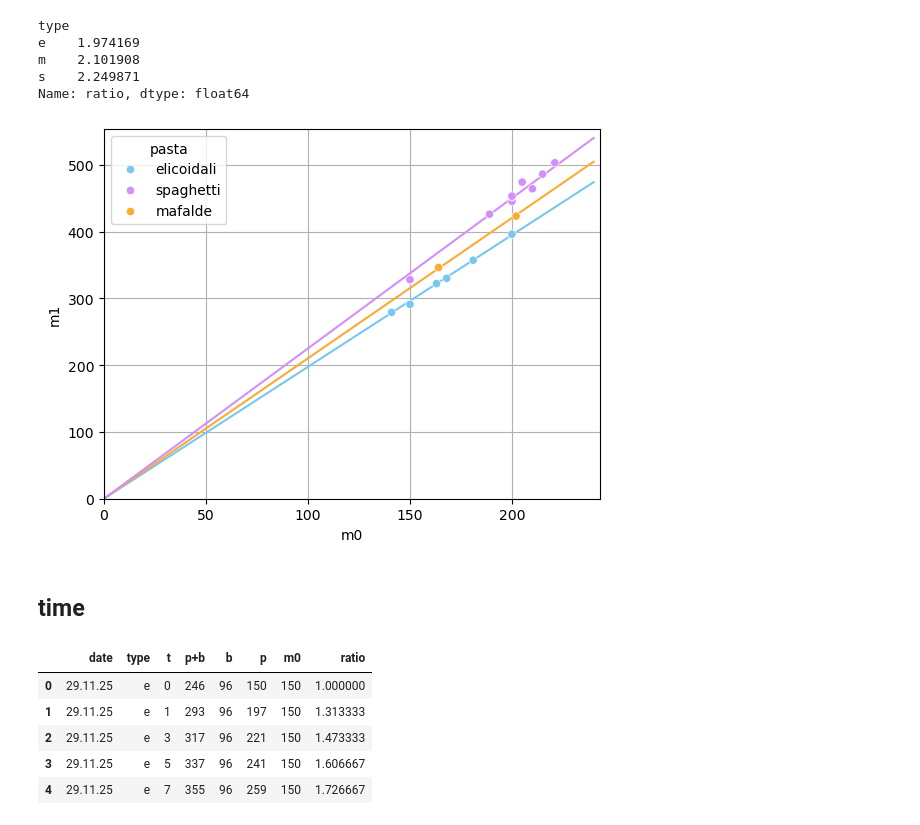
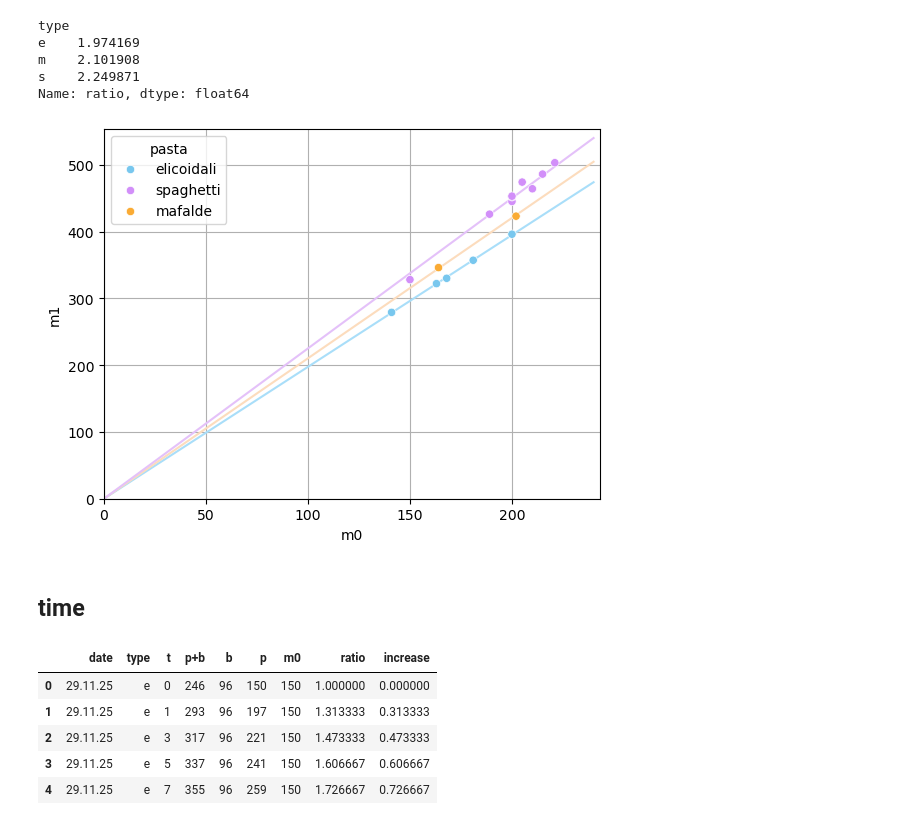
Before and after one commit to enricoenne/pasta, a Jupyter notebook: pasta.ipynb, the cells around one changed output. Drawn from its saved outputs; the diff is of its cells as text; code cells hidden in the pictures.

Commit message:
second time measurements

```diff
--- a/pasta.ipynb
+++ b/pasta.ipynb
@@ -97,26 +98,26 @@ s    2.249871
 Name: ratio, dtype: float64
 # %%
 sns.scatterplot(
-    data=df,
+    data= df.loc[df['protocol'] == 'normal'],
     x='m0',
     y='m1',
     hue='pasta',
     zorder=3,
     palette=pasta_pal
 )
 
 plt.xlim(0,df['m0'].max()*1.1)
 plt.ylim(0,df['m1'].max()*1.1)
 
 plt.grid(zorder=1)
 
 
 x = np.linspace(0,240)
 
 for t, r in ratio_df.items():
-    plt.plot(x, r*x, color=pasta_pal[pasta_dict[t]])
+    plt.plot(x, r*x, color=pasta_pal_light[pasta_dict[t]])
 # %% [output]
-[figure, old version]
+[figure, new version]
 # %% [markdown]
 ## time
 # %%
@@ -134,14 +135,15 @@ m0_df = (
 time_df = time_df.merge(m0_df[['date', 'm0']], on='date', how='left')
 
 time_df['ratio'] = time_df['p'] / time_df['m0']
+time_df['increase'] = time_df['ratio'] - 1
 time_df.head()
 # %% [output]
-|  | date | type | t | p+b | b | p | m0 | ratio |
-| 0 | 29.11.25 | e | 0 | 246 | 96 | 150 | 150 | 1.000000 |
-| 1 | 29.11.25 | e | 1 | 293 | 96 | 197 | 150 | 1.313333 |
-| 2 | 29.11.25 | e | 3 | 317 | 96 | 221 | 150 | 1.473333 |
-| 3 | 29.11.25 | e | 5 | 337 | 96 | 241 | 150 | 1.606667 |
-| 4 | 29.11.25 | e | 7 | 355 | 96 | 259 | 150 | 1.726667 |
+|  | date | type | t | p+b | b | p | m0 | ratio | increase |
+| 0 | 29.11.25 | e | 0 | 246 | 96 | 150 | 150 | 1.000000 | 0.000000 |
+| 1 | 29.11.25 | e | 1 | 293 | 96 | 197 | 150 | 1.313333 | 0.313333 |
+| 2 | 29.11.25 | e | 3 | 317 | 96 | 221 | 150 | 1.473333 | 0.473333 |
+| 3 | 29.11.25 | e | 5 | 337 | 96 | 241 | 150 | 1.606667 | 0.606667 |
+| 4 | 29.11.25 | e | 7 | 355 | 96 | 259 | 150 | 1.726667 | 0.726667 |
 # %%
 time_df['pasta'] = time_df['type'].map(pasta_dict)
 # %%
```
Also changed, not shown: parts of 8 cells of this notebook, 4 other files.
